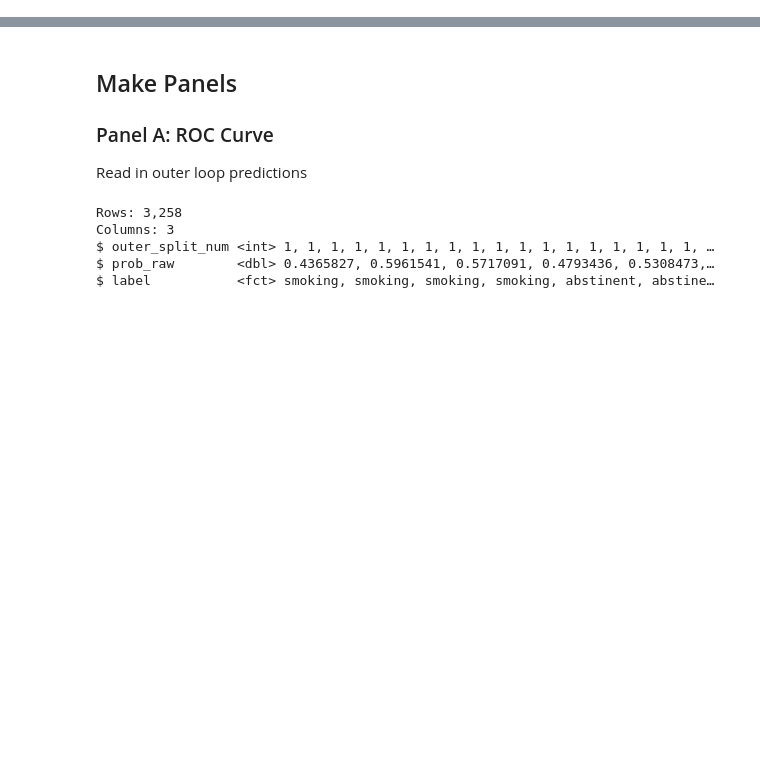
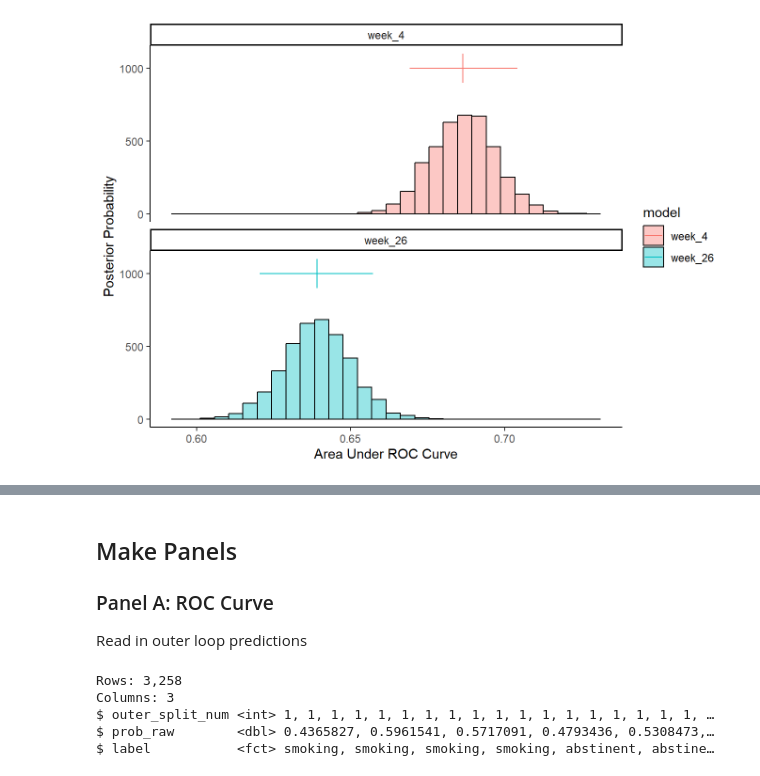
Before and after one commit to jjcurtin/study_match, a Jupyter notebook: notebooks/mak_fig_1.embed.ipynb, the cells around one changed output, grey strips where cells are left out. Cells and saved outputs as stored; diff of their text form; code cells hidden in the pictures; blank space fills up the shorter version.

```diff
--- a/notebooks/mak_fig_1.embed.ipynb
+++ b/notebooks/mak_fig_1.embed.ipynb
@@ -11,0 +306,21 @@ y_col_name <- "pp_hybrid_wk4_outcome"
+# %%
+#| label: fig-posteriors
+fig_posteriors <- pp_tidy |>
+  mutate(model = factor(model, levels = c("week_4", "week_26"))) |>
+  ggplot() +
+  geom_histogram(aes(x = posterior, fill = model), color = "black", alpha = .4,
+                 bins = 30) +
+  geom_segment(mapping = aes(y = y + 100, yend = y - 100, x = mean, xend = mean,
+                             color = model),
+               data = ci) +
+  geom_segment(mapping = aes(y = y, yend = y,
+                             x = lower, xend = upper, color = model),
+               data = ci) +
+  facet_wrap(~model, ncol = 1) +
+  scale_y_continuous("Posterior Probability", breaks = c(0, 500, 1000)) +
+  # ylab("Posterior Probability Density") +
+  xlab("Area Under ROC Curve")
+
+fig_posteriors
+# %% [output]
+[figure, added]
```
Also changed, not shown: parts of 33 cells of this notebook, 32 other files.
